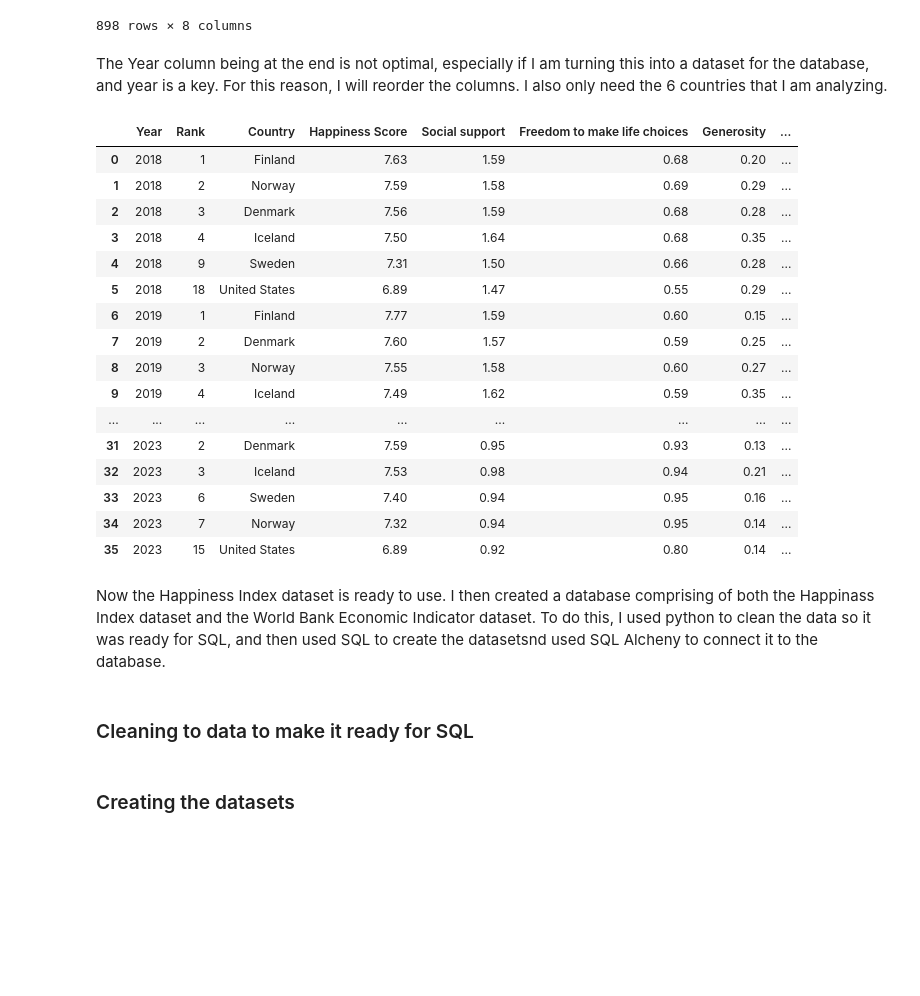
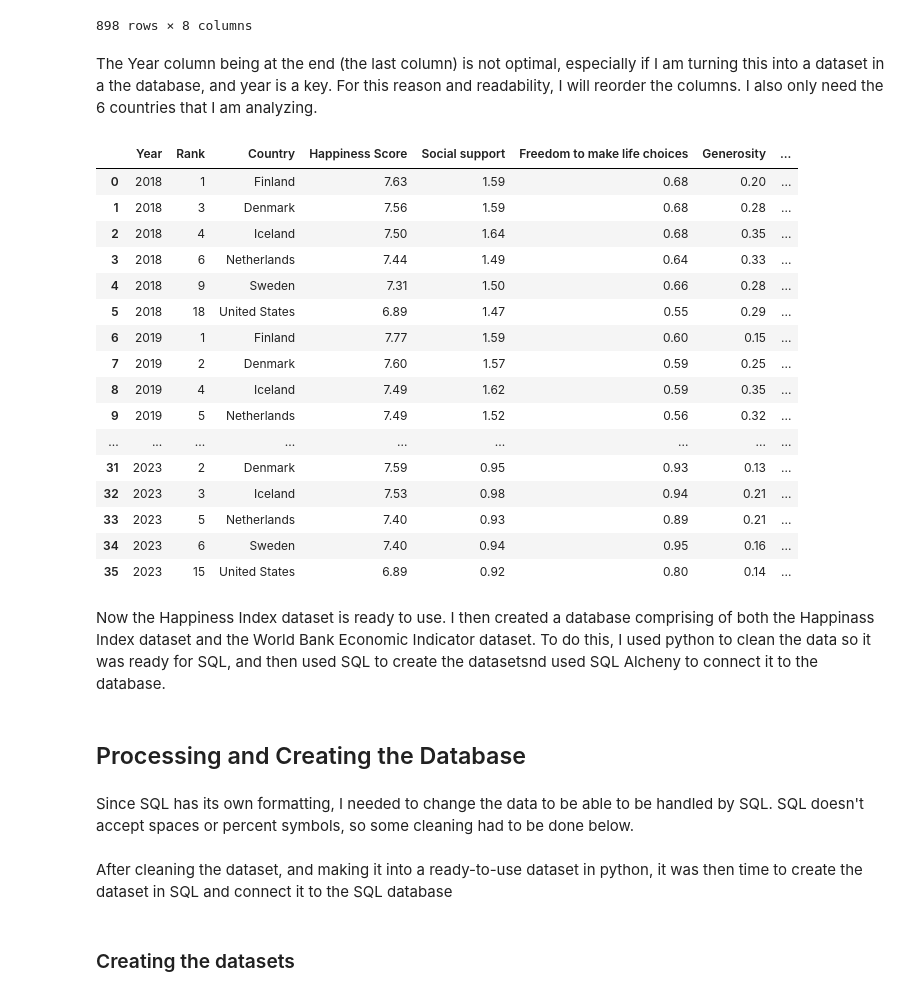
Before and after one commit to LSE-ME204/me204-2025-project-jayden, a Jupyter notebook: notebooks/NB02-data-processing.ipynb, the cells around one changed output. Cells and saved outputs as stored; diff of their text form; code cells hidden in the pictures; blank space fills up the shorter version.

```diff
--- a/notebooks/NB02-data-processing.ipynb
+++ b/notebooks/NB02-data-processing.ipynb
@@ -278,43 +285,45 @@ final_df
 | 897 | 137 | Afghanistan | 1.859 | 0.341 | 0.382 | -0.081 | ... |
 898 rows × 8 columns
 # %% [markdown]
-The Year column being at the end is not optimal, especially if I am turning this into a dataset for the database, and year is a key. For this reason, I will reorder the columns. I also only need the 6 countries that I am analyzing.
+The Year column being at the end (the last column) is not optimal, especially if I am turning this into a dataset  in a the database, and year is a key. For this reason and readability, I will reorder the columns. I also only need the 6 countries that I am analyzing.
 # %%
 # Reorder columnds
 cols_order = ['Year', 'Rank', 'Country', 'Happiness Score', 'Social support', 'Freedom to make life choices', 'Generosity', 'Perceptions of corruption']
 final_df = final_df[cols_order]
 
 # I only need the 5 countries that I am analyzing
-target_countries = ['United States', 'Finland', 'Sweden', 'Denmark', 'Iceland', 'Norway']
+target_countries = ['United States', 'Finland', 'Sweden', 'Denmark', 'Iceland', 'Netherlands']
 happiness_index_data = final_df[final_df['Country'].isin(target_countries)].reset_index(drop=True)
 # Rounding the decimals
 happiness_index_data = happiness_index_data.round(2)
 
 # Save the Dataset on a csv
 happiness_index_data.to_csv('/files/me204-2025-project-jayden/data/processed/merged_happiness.csv', index=False)
 happiness_index_data
 # %% [output]
 |  | Year | Rank | Country | Happiness Score | Social support | Freedom to make life choices | Generosity | ... |
 | 0 | 2018 | 1 | Finland | 7.63 | 1.59 | 0.68 | 0.20 | ... |
-| 1 | 2018 | 2 | Norway | 7.59 | 1.58 | 0.69 | 0.29 | ... |
-| 2 | 2018 | 3 | Denmark | 7.56 | 1.59 | 0.68 | 0.28 | ... |
-| 3 | 2018 | 4 | Iceland | 7.50 | 1.64 | 0.68 | 0.35 | ... |
+| 1 | 2018 | 3 | Denmark | 7.56 | 1.59 | 0.68 | 0.28 | ... |
+| 2 | 2018 | 4 | Iceland | 7.50 | 1.64 | 0.68 | 0.35 | ... |
+| 3 | 2018 | 6 | Netherlands | 7.44 | 1.49 | 0.64 | 0.33 | ... |
 | 4 | 2018 | 9 | Sweden | 7.31 | 1.50 | 0.66 | 0.28 | ... |
 | 5 | 2018 | 18 | United States | 6.89 | 1.47 | 0.55 | 0.29 | ... |
 | 6 | 2019 | 1 | Finland | 7.77 | 1.59 | 0.60 | 0.15 | ... |
 | 7 | 2019 | 2 | Denmark | 7.60 | 1.57 | 0.59 | 0.25 | ... |
-| 8 | 2019 | 3 | Norway | 7.55 | 1.58 | 0.60 | 0.27 | ... |
-| 9 | 2019 | 4 | Iceland | 7.49 | 1.62 | 0.59 | 0.35 | ... |
+| 8 | 2019 | 4 | Iceland | 7.49 | 1.62 | 0.59 | 0.35 | ... |
+| 9 | 2019 | 5 | Netherlands | 7.49 | 1.52 | 0.56 | 0.32 | ... |
 | ... | ... | ... | ... | ... | ... | ... | ... | ... |
 | 31 | 2023 | 2 | Denmark | 7.59 | 0.95 | 0.93 | 0.13 | ... |
 | 32 | 2023 | 3 | Iceland | 7.53 | 0.98 | 0.94 | 0.21 | ... |
-| 33 | 2023 | 6 | Sweden | 7.40 | 0.94 | 0.95 | 0.16 | ... |
-| 34 | 2023 | 7 | Norway | 7.32 | 0.94 | 0.95 | 0.14 | ... |
+| 33 | 2023 | 5 | Netherlands | 7.40 | 0.93 | 0.89 | 0.21 | ... |
+| 34 | 2023 | 6 | Sweden | 7.40 | 0.94 | 0.95 | 0.16 | ... |
 | 35 | 2023 | 15 | United States | 6.89 | 0.92 | 0.80 | 0.14 | ... |
 # %% [markdown]
 Now the Happiness Index dataset is ready to use. I then created a database comprising of both the Happinass Index dataset and the World Bank Economic Indicator dataset. To do this, I used python to clean the data so it was ready for SQL, and then used SQL to create the datasetsnd used SQL Alcheny to connect it to the database.
 # %% [markdown]
-### Cleaning to data to make it ready for SQL
+## Processing and Creating the Database
+# %% [markdown]
+Since SQL has its own formatting, I needed to change the data to be able to be handled by SQL. SQL doesn't accept spaces or percent symbols, so some cleaning had to be done below.
 # %%
 # Define the database path
 db_path = "/files/me204-2025-project-jayden/data/database.db"
@@ -334,6 +343,8 @@ happiness_index_data.columns = (
     .str.strip()
     .str.replace(" ", "_")
 )
+# %% [markdown]
+After cleaning the dataset, and making it into a ready-to-use dataset in python, it was then time to create the dataset in SQL and connect it to the SQL database
 # %% [markdown]
 ### Creating the datasets
 # %%
```
Also changed, not shown: parts of 5 cells of this notebook, 7 other files.
